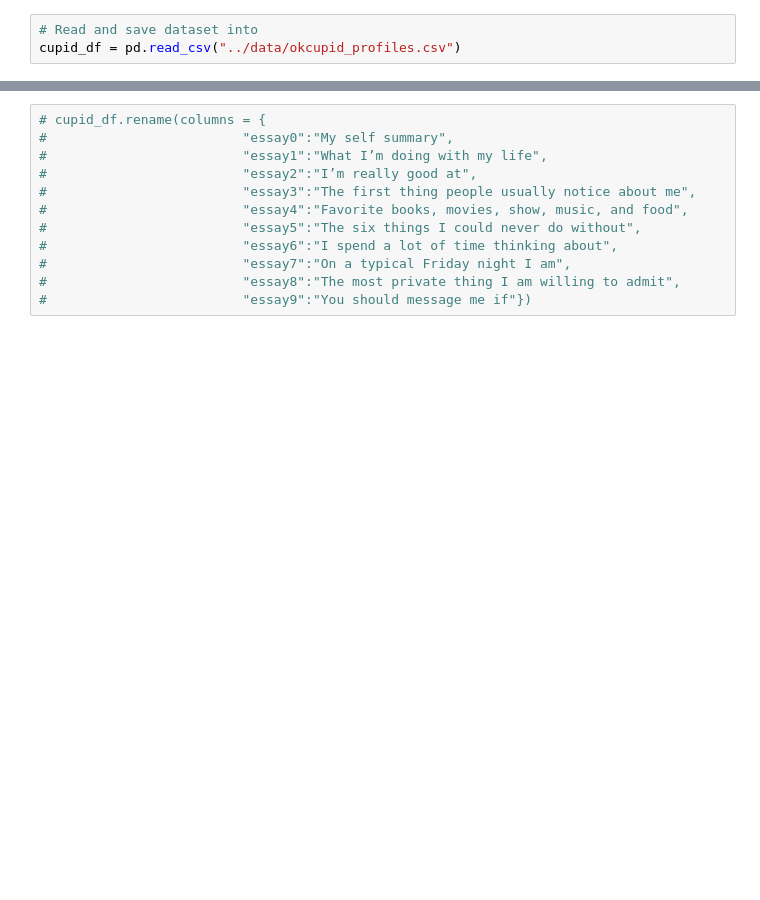
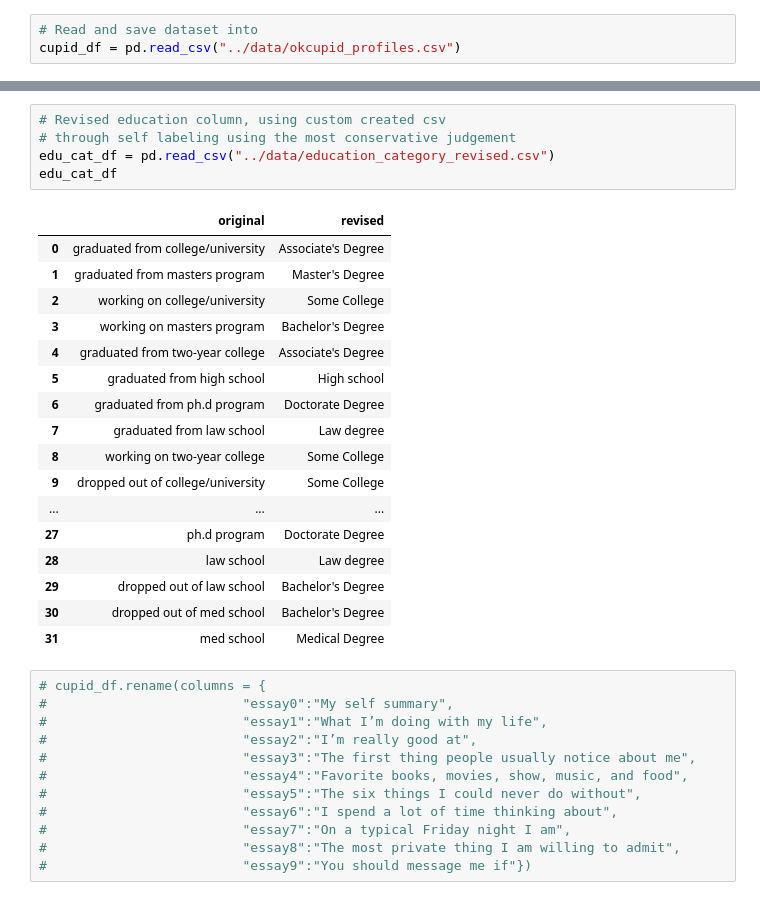
Before and after one commit to truongphamnguyen/daimil-midterm-project, a Jupyter notebook: notebooks/exploring_data.ipynb, the cells around one changed output, grey strips where cells are left out. Cells and saved outputs as stored; diff of their text form; blank space fills up the shorter version.

```diff
--- a/notebooks/explore_data.ipynb
+++ b/notebooks/exploring_data.ipynb
@@ -97,3 +180,26 @@ Name: essay9, Length: 45440, dtype: int64
+# %%
+# Revised education column, using custom created csv
+# through self labeling using the most conservative judgement
+edu_cat_df = pd.read_csv("../data/education_category_revised.csv")
+edu_cat_df
+# %% [output]
+|  | original | revised |
+| 0 | graduated from college/university | Associate's Degree |
+| 1 | graduated from masters program | Master's Degree |
+| 2 | working on college/university | Some College |
+| 3 | working on masters program | Bachelor's Degree |
+| 4 | graduated from two-year college | Associate's Degree |
+| 5 | graduated from high school | High school |
+| 6 | graduated from ph.d program | Doctorate Degree |
+| 7 | graduated from law school | Law degree |
+| 8 | working on two-year college | Some College |
+| 9 | dropped out of college/university | Some College |
+| ... | ... | ... |
+| 27 | ph.d program | Doctorate Degree |
+| 28 | law school | Law degree |
+| 29 | dropped out of law school | Bachelor's Degree |
+| 30 | dropped out of med school | Bachelor's Degree |
+| 31 | med school | Medical Degree |
 # %%
 # cupid_df.rename(columns = {
 #                         "essay0":"My self summary",
```
Also changed, not shown: parts of 16 cells of this notebook, 4 other files.
